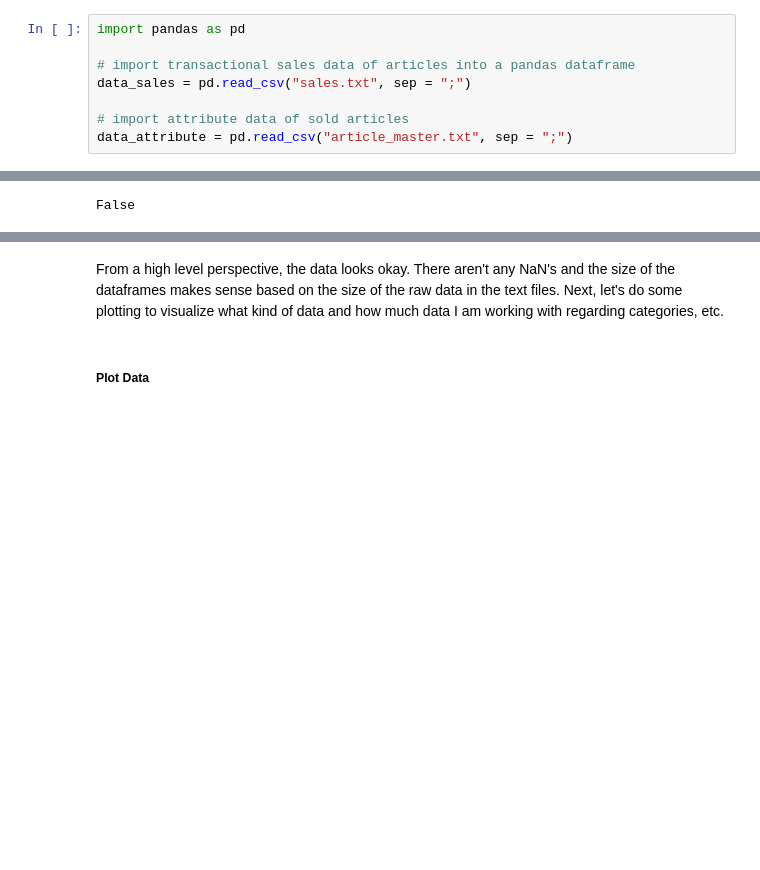
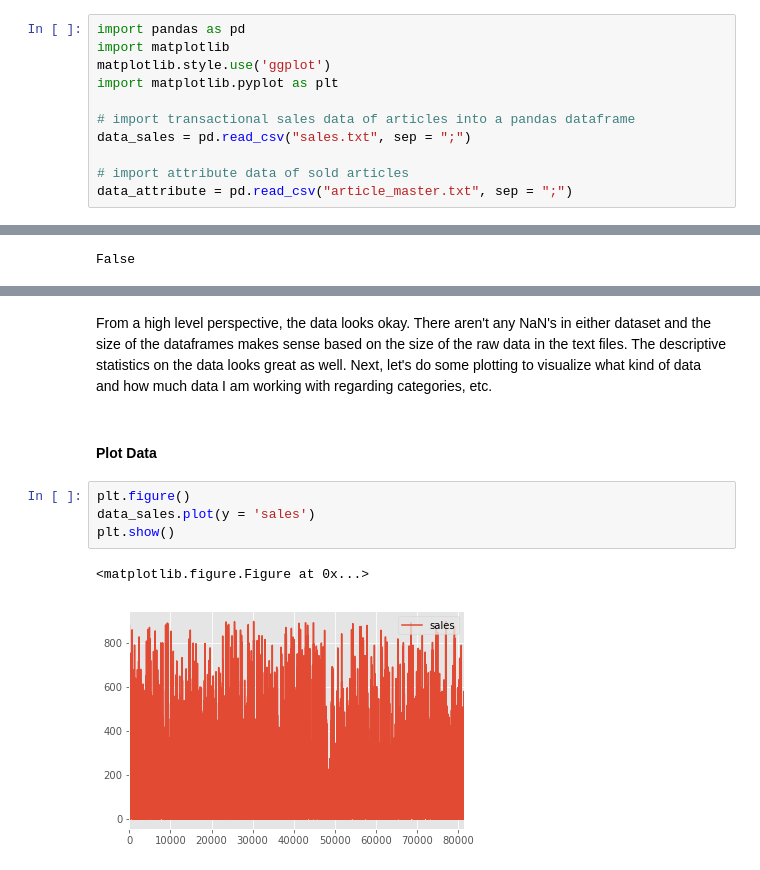
Before and after one commit to swekul/RetailSales_CaseStudy, a Jupyter notebook: RetailSales_DemandForecasting_McRoberts.ipynb, the cells around one changed output, grey strips where cells are left out. Saved outputs shown, nothing was run; the diff lists cells and outputs as text; blank space fills up the shorter version.

```diff
--- a/RetailSales_DemandForecasting_McRoberts.ipynb
+++ b/RetailSales_DemandForecasting_McRoberts.ipynb
@@ -23,5 +23,8 @@ Tasks:
 # %%
 import pandas as pd
+import matplotlib
+matplotlib.style.use('ggplot')
+import matplotlib.pyplot as plt
 
 # import transactional sales data of articles into a pandas dataframe
 data_sales = pd.read_csv("sales.txt", sep = ";")
@@ -73,4 +100,11 @@ False
 # %% [markdown]
-From a high level perspective, the data looks okay. There aren't any NaN's and the size of the dataframes makes sense based on the size of the raw data in the text files. Next, let's do some plotting to visualize what kind of data and how much data I am working with regarding categories, etc.
+From a high level perspective, the data looks okay. There aren't any NaN's in either dataset and the size of the dataframes makes sense based on the size of the raw data in the text files. The descriptive statistics on the data looks great as well. Next, let's do some plotting to visualize what kind of data and how much data I am working with regarding categories, etc.
 # %% [markdown]
-##### Plot Data
+#### Plot Data
+# %%
+plt.figure()
+data_sales.plot(y = 'sales')
+plt.show()
+# %% [output]
+<matplotlib.figure.Figure at 0x...>
+[figure, added]
```
Also changed, not shown: parts of 32 cells of this notebook.
